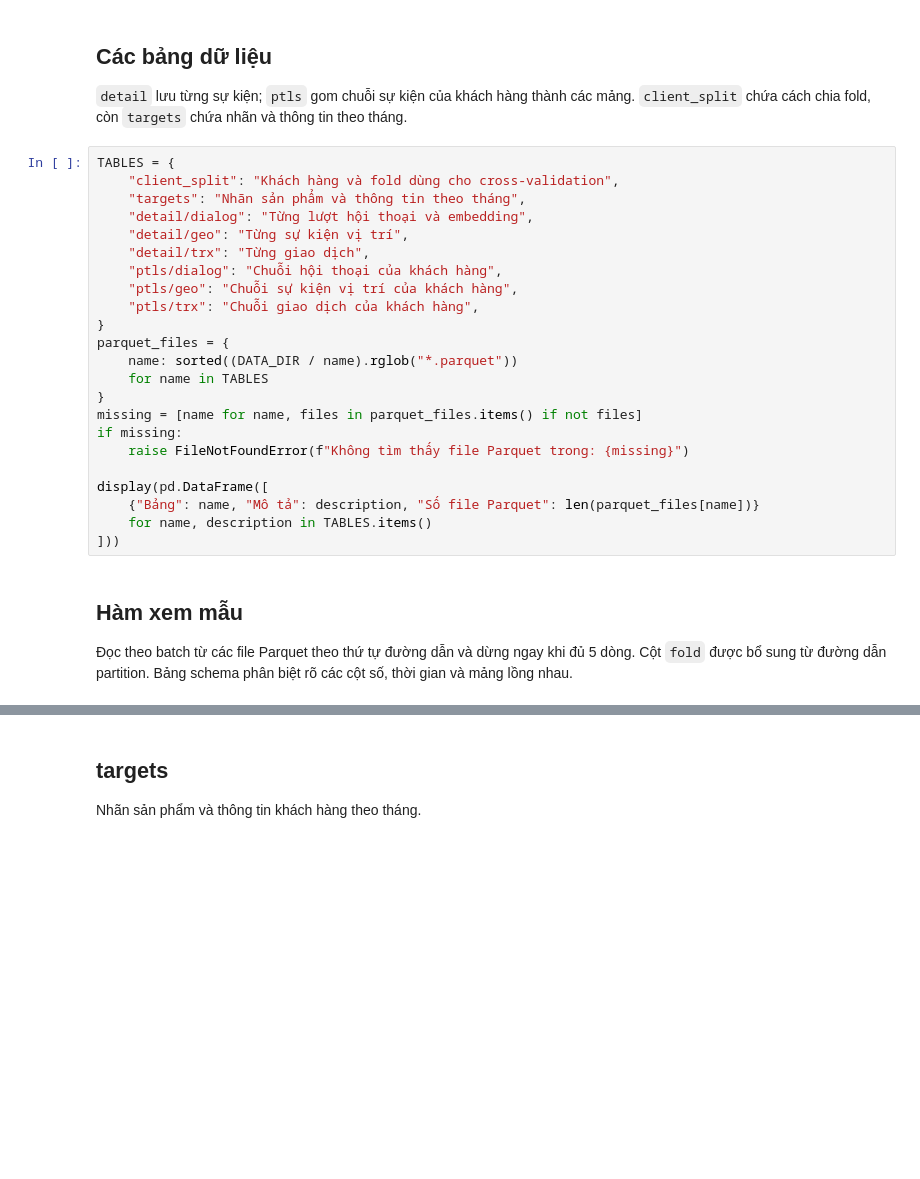
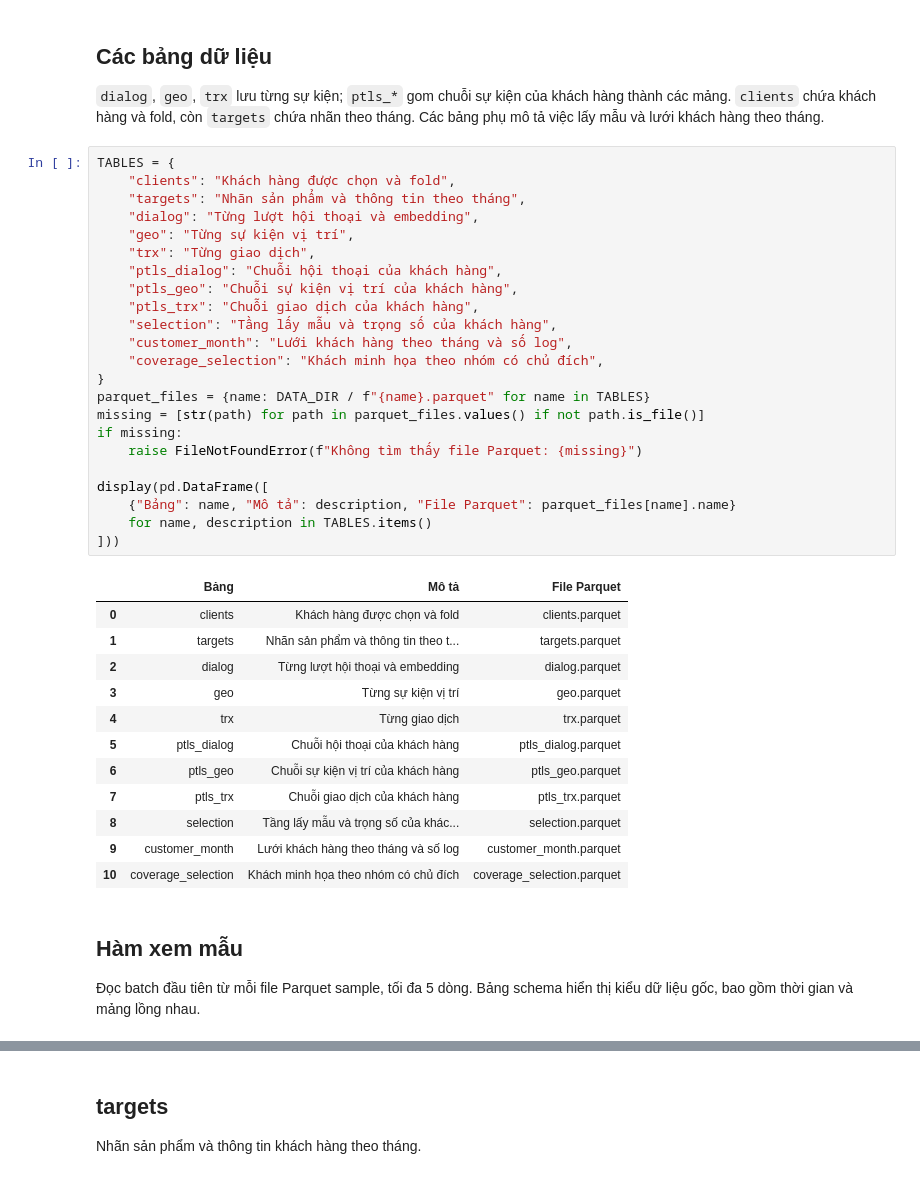
Before and after one commit to AnhQun18/Propensity, a Jupyter notebook: notebooks/01_data_preview.ipynb, the cells around one changed output, grey strips where cells are left out. Drawn from its saved outputs; the diff is of its cells as text; blank space fills up the shorter version.

```diff
--- a/notebooks/01_data_preview.ipynb
+++ b/notebooks/01_data_preview.ipynb
@@ -42,36 +44,49 @@ print(f"Thư mục dữ liệu: {DATA_DIR}")
 # %% [markdown]
 ## Các bảng dữ liệu
 
-`detail` lưu từng sự kiện; `ptls` gom chuỗi sự kiện của khách hàng thành các mảng.
-`client_split` chứa cách chia fold, còn `targets` chứa nhãn và thông tin theo tháng.
+`dialog`, `geo`, `trx` lưu từng sự kiện; `ptls_*` gom chuỗi sự kiện của khách hàng thành các mảng.
+`clients` chứa khách hàng và fold, còn `targets` chứa nhãn theo tháng.
+Các bảng phụ mô tả việc lấy mẫu và lưới khách hàng theo tháng.
 # %%
 TABLES = {
-    "client_split": "Khách hàng và fold dùng cho cross-validation",
+    "clients": "Khách hàng được chọn và fold",
     "targets": "Nhãn sản phẩm và thông tin theo tháng",
-    "detail/dialog": "Từng lượt hội thoại và embedding",
-    "detail/geo": "Từng sự kiện vị trí",
-    "detail/trx": "Từng giao dịch",
-    "ptls/dialog": "Chuỗi hội thoại của khách hàng",
-    "ptls/geo": "Chuỗi sự kiện vị trí của khách hàng",
-    "ptls/trx": "Chuỗi giao dịch của khách hàng",
+    "dialog": "Từng lượt hội thoại và embedding",
+    "geo": "Từng sự kiện vị trí",
+    "trx": "Từng giao dịch",
+    "ptls_dialog": "Chuỗi hội thoại của khách hàng",
+    "ptls_geo": "Chuỗi sự kiện vị trí của khách hàng",
+    "ptls_trx": "Chuỗi giao dịch của khách hàng",
+    "selection": "Tầng lấy mẫu và trọng số của khách hàng",
+    "customer_month": "Lưới khách hàng theo tháng và số log",
+    "coverage_selection": "Khách minh họa theo nhóm có chủ đích",
 }
-parquet_files = {
-    name: sorted((DATA_DIR / name).rglob("*.parquet"))
-    for name in TABLES
-}
-missing = [name for name, files in parquet_files.items() if not files]
+parquet_files = {name: DATA_DIR / f"{name}.parquet" for name in TABLES}
+missing = [str(path) for path in parquet_files.values() if not path.is_file()]
 if missing:
-    raise FileNotFoundError(f"Không tìm thấy file Parquet trong: {missing}")
+    raise FileNotFoundError(f"Không tìm thấy file Parquet: {missing}")
 
 display(pd.DataFrame([
-    {"Bảng": name, "Mô tả": description, "Số file Parquet": len(parquet_files[name])}
+    {"Bảng": name, "Mô tả": description, "File Parquet": parquet_files[name].name}
     for name, description in TABLES.items()
 ]))
+# %% [output]
+|  | Bảng | Mô tả | File Parquet |
+| 0 | clients | Khách hàng được chọn và fold | clients.parquet |
+| 1 | targets | Nhãn sản phẩm và thông tin theo t... | targets.parquet |
+| 2 | dialog | Từng lượt hội thoại và embedding | dialog.parquet |
+| 3 | geo | Từng sự kiện vị trí | geo.parquet |
+| 4 | trx | Từng giao dịch | trx.parquet |
+| 5 | ptls_dialog | Chuỗi hội thoại của khách hàng | ptls_dialog.parquet |
+| 6 | ptls_geo | Chuỗi sự kiện vị trí của khách hàng | ptls_geo.parquet |
+| 7 | ptls_trx | Chuỗi giao dịch của khách hàng | ptls_trx.parquet |
+| 8 | selection | Tầng lấy mẫu và trọng số của khác... | selection.parquet |
+| 9 | customer_month | Lưới khách hàng theo tháng và số log | customer_month.parquet |
+| 10 | coverage_selection | Khách minh họa theo nhóm có chủ đích | coverage_selection.parquet |
 # %% [markdown]
 ## Hàm xem mẫu
 
-Đọc theo batch từ các file Parquet theo thứ tự đường dẫn và dừng ngay khi đủ 5 dòng.
-Cột `fold` được bổ sung từ đường dẫn partition. Bảng schema phân biệt rõ các cột số,
-thời gian và mảng lồng nhau.
+Đọc batch đầu tiên từ mỗi file Parquet sample, tối đa 5 dòng.
+Bảng schema hiển thị kiểu dữ liệu gốc, bao gồm thời gian và mảng lồng nhau.
 # %%
 def preview_table(name):
```
Also changed, not shown: parts of 24 cells of this notebook, 3 other files.
